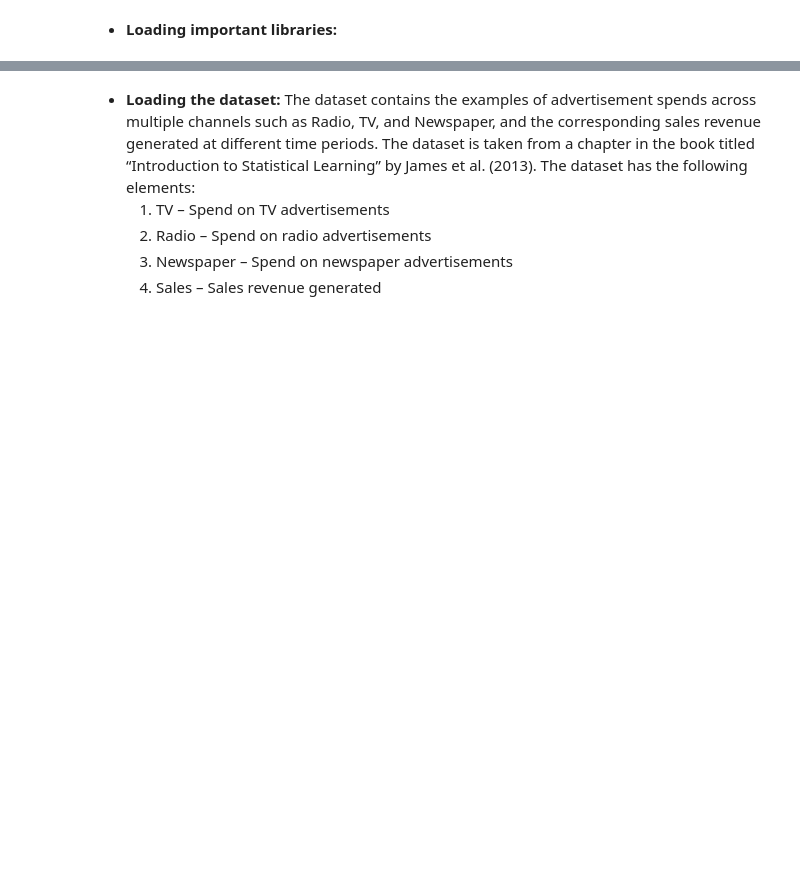
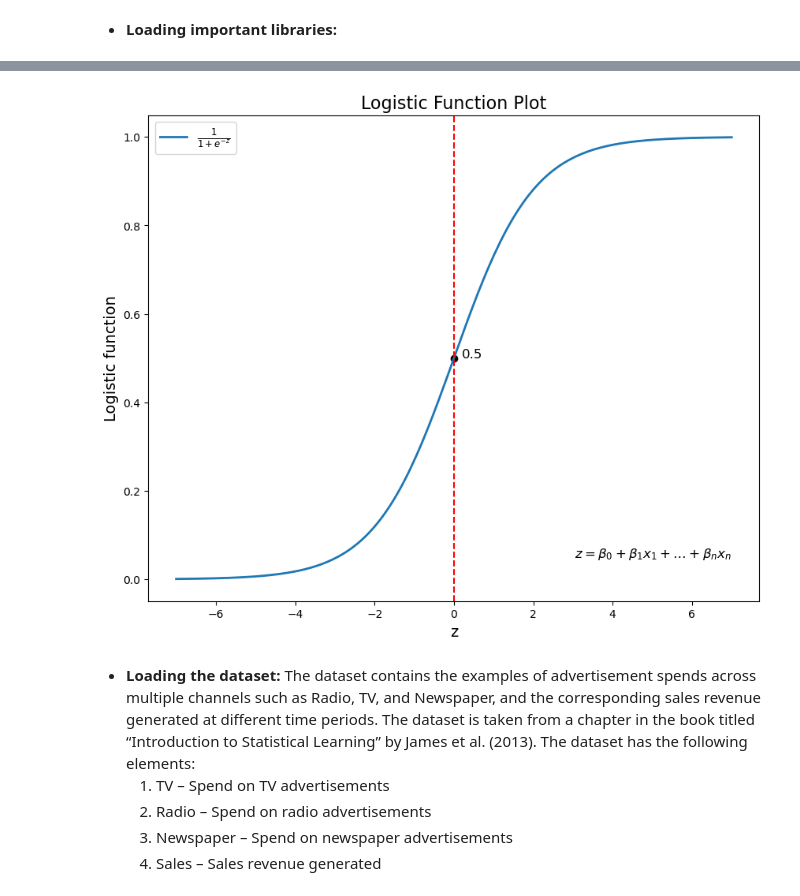
Before and after one commit to arunp77/Machine-Learning, a Jupyter notebook: Projects-ML/Reg-models/Project-2_Advertising.ipynb, the cells around one changed output, grey strips where cells are left out. Cells and saved outputs as stored; diff of their text form; code cells hidden in the pictures; blank space fills up the shorter version.

```diff
--- a/Projects-ML/Reg-models/Project-2_Advertising.ipynb
+++ b/Projects-ML/Reg-models/Project-2_Advertising.ipynb
@@ -50,3 +77,44 @@ import matplotlib.pyplot as plt
+# %%
+import numpy as np
+import matplotlib.pyplot as plt
+
+# Define the logistic function
+def logistic_function(z):
+    return 1 / (1 + np.exp(-z))
+
+# Generate values for z
+z_values = np.linspace(-7, 7, 200)  # Adjust the range as needed
+
+# Calculate corresponding function values
+logistic_values = logistic_function(z_values)
+
+# Plot the logistic function with LaTeX representation
+plt.figure(figsize=(10, 8))
+plt.plot(z_values, logistic_values, label=r'$\frac{1}{1 + e^{-z}}$', linewidth=2)
+plt.title('Logistic Function Plot', fontsize=16)
+plt.xlabel('z', fontsize=14)
+plt.ylabel('Logistic function', fontsize=14)
+plt.legend(fontsize=12)
+plt.grid(False)
+
+# Adding equation at the bottom right
+equation = r'$z = \beta_0 + \beta_1 x_1 + \ldots + \beta_n x_n$'
+plt.text(7, 0.05, equation, fontsize=12, ha='right')
+
+# Adding a vertical dashed red line at z=0
+plt.axvline(x=0, color='red', linestyle='--')
+
+# Adding a dot at x=0, z=0.5
+plt.scatter([0], [0.5], color='black', marker='o')
+
+# Adding the value '0.5' in the vicinity of the dot
+plt.text(0.2, 0.5, '0.5', fontsize=12, ha='left')
+
+plt.savefig('logistic_function_plot.png', dpi=300)
+
+plt.show()
+# %% [output]
+[figure, added]
 # %%
 import warnings
 warnings.filterwarnings('ignore')
```
Also changed, not shown: parts of 1 cell of this notebook, 1 other file.
